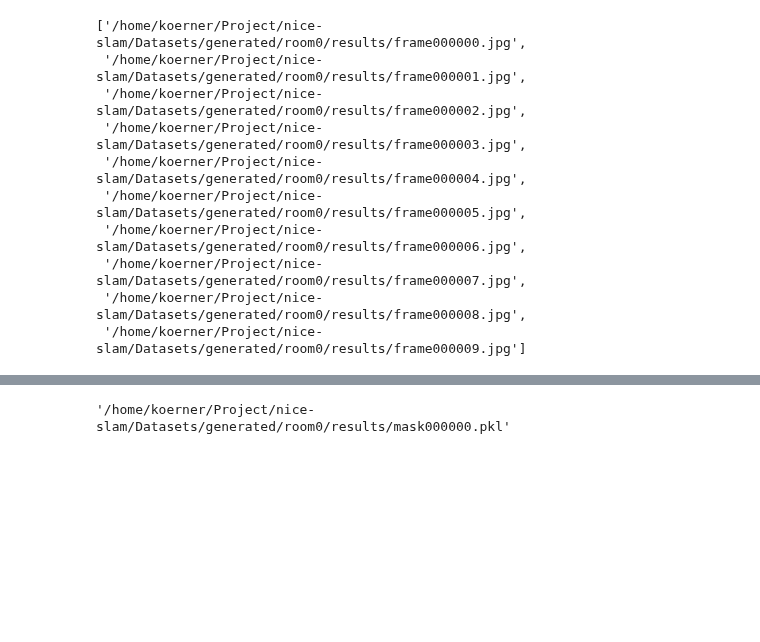
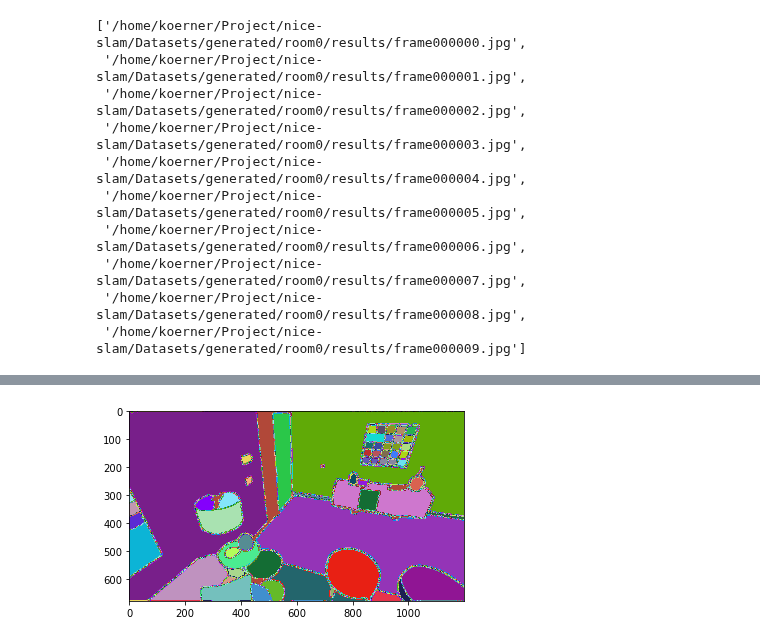
Before and after one commit to doginono/SceneSAM, a Jupyter notebook: test_sam.ipynb, the cells around one changed output, grey strips where cells are left out. Cells and saved outputs as stored; diff of their text form; code cells hidden in the pictures; blank space fills up the shorter version.

Commit message:
working meshing with new id_generation

```diff
--- a/test_sam.ipynb
+++ b/test_sam.ipynb
@@ -35,5 +52,0 @@ Error:
-# %%
-store_path = path.replace('frame', 'mask').replace('jpg', 'pkl')
-store_path
-# %% [output]
-'/home/koerner/Project/nice-slam/Datasets/generated/room0/results/mask000000.pkl'
@@ -42,0 +53,7 @@ with open(store_path, 'wb') as f:
+# %%
+visualizer = vis.visualizerForIds()
+# %%
+ids = id_generation.generateIds(mask, 0)
+visualizer.visualize(ids)
+# %% [output]
+[figure, added]
```
Also changed, not shown: parts of 6 cells of this notebook, 10 other files.
